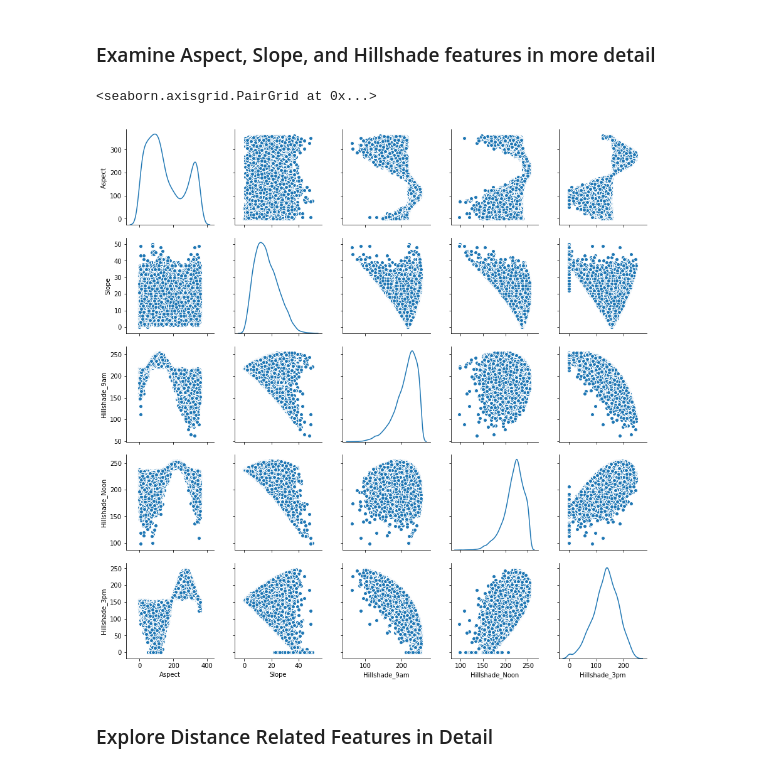
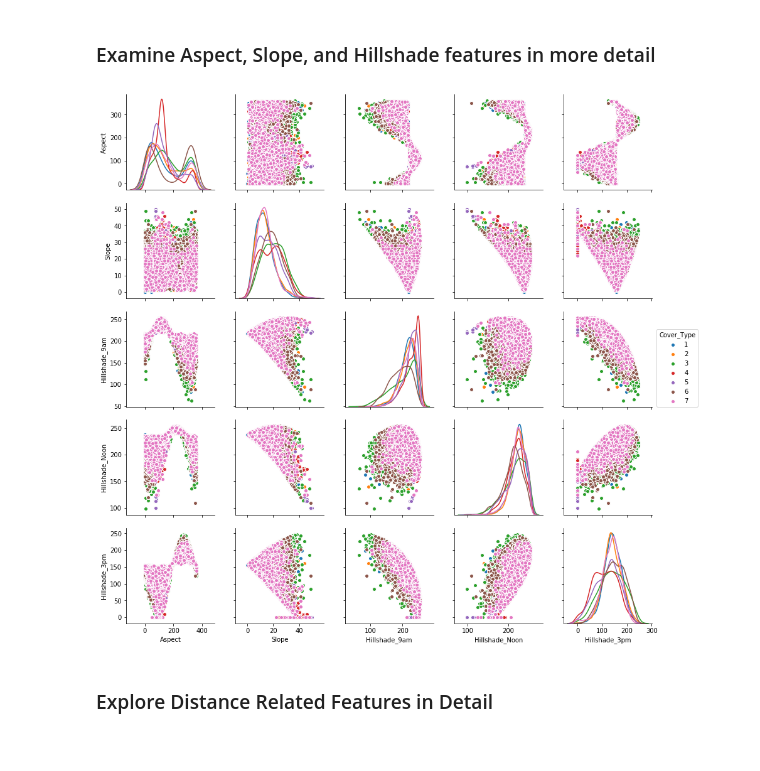
Before and after one commit to alrPhysics/forest_cover, a Jupyter notebook: forest_cover.ipynb, the cells around one changed output. Saved outputs shown, nothing was run; the diff lists cells and outputs as text; code cells hidden in the pictures.

```diff
--- a/forest_cover.ipynb
+++ b/forest_cover.ipynb
@@ -207,10 +221,10 @@ sns.pairplot(numerical_params);
 # %% [markdown]
 ### Examine Aspect, Slope, and Hillshade features in more detail
 # %%
-sns.pairplot(X_train[['Aspect', 'Slope', 'Hillshade_9am', 'Hillshade_Noon', 'Hillshade_3pm']], diag_kind='kde')
+sns.pairplot(data[['Aspect', 'Slope', 'Hillshade_9am', 'Hillshade_Noon', 'Hillshade_3pm','Cover_Type']].iloc[train_indices],
+             hue='Cover_Type', diag_kind='kde', vars=['Aspect', 'Slope', 'Hillshade_9am', 'Hillshade_Noon', 'Hillshade_3pm']);
 # %% [output]
-<seaborn.axisgrid.PairGrid at 0x...>
-[figure, old version]
+[figure, new version]
 # %% [markdown]
 ### Explore Distance Related Features in Detail
 # %%
```
Also changed, not shown: parts of 14 cells of this notebook.
